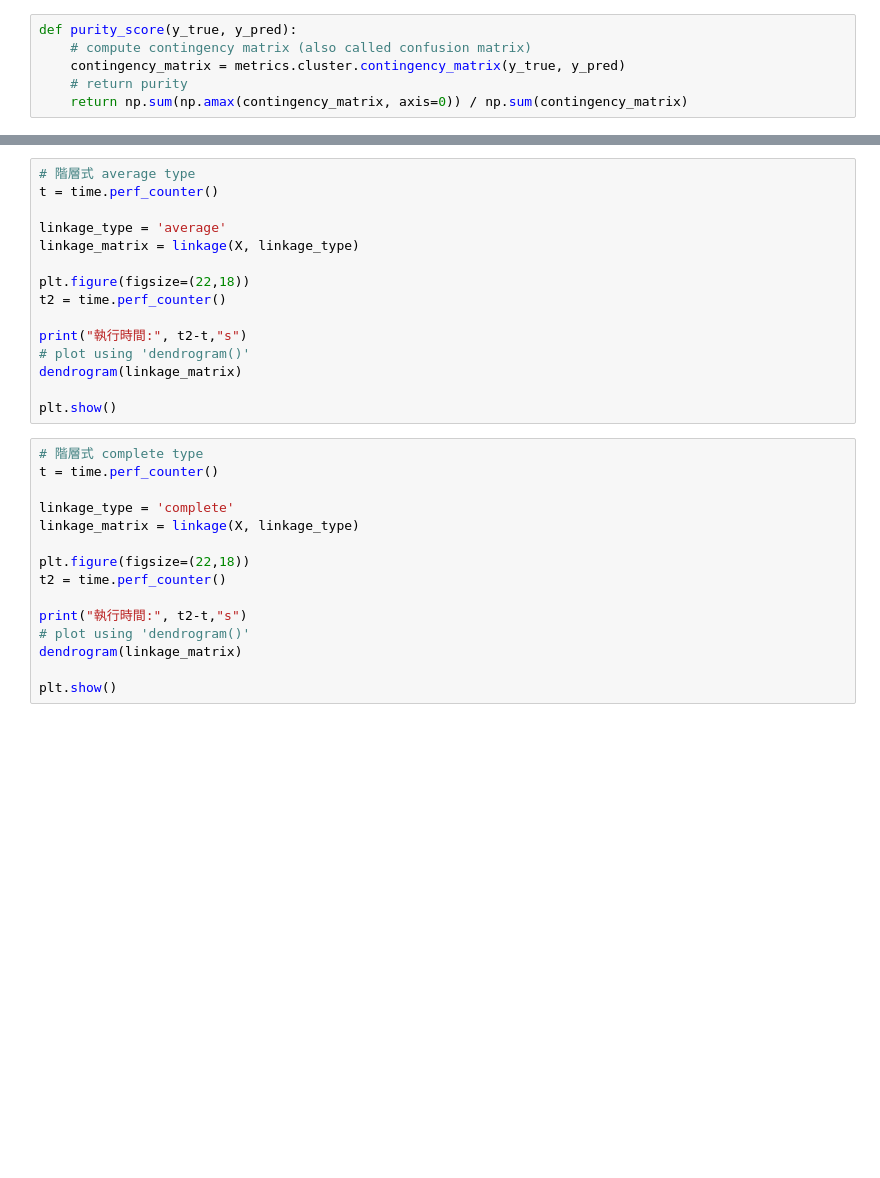
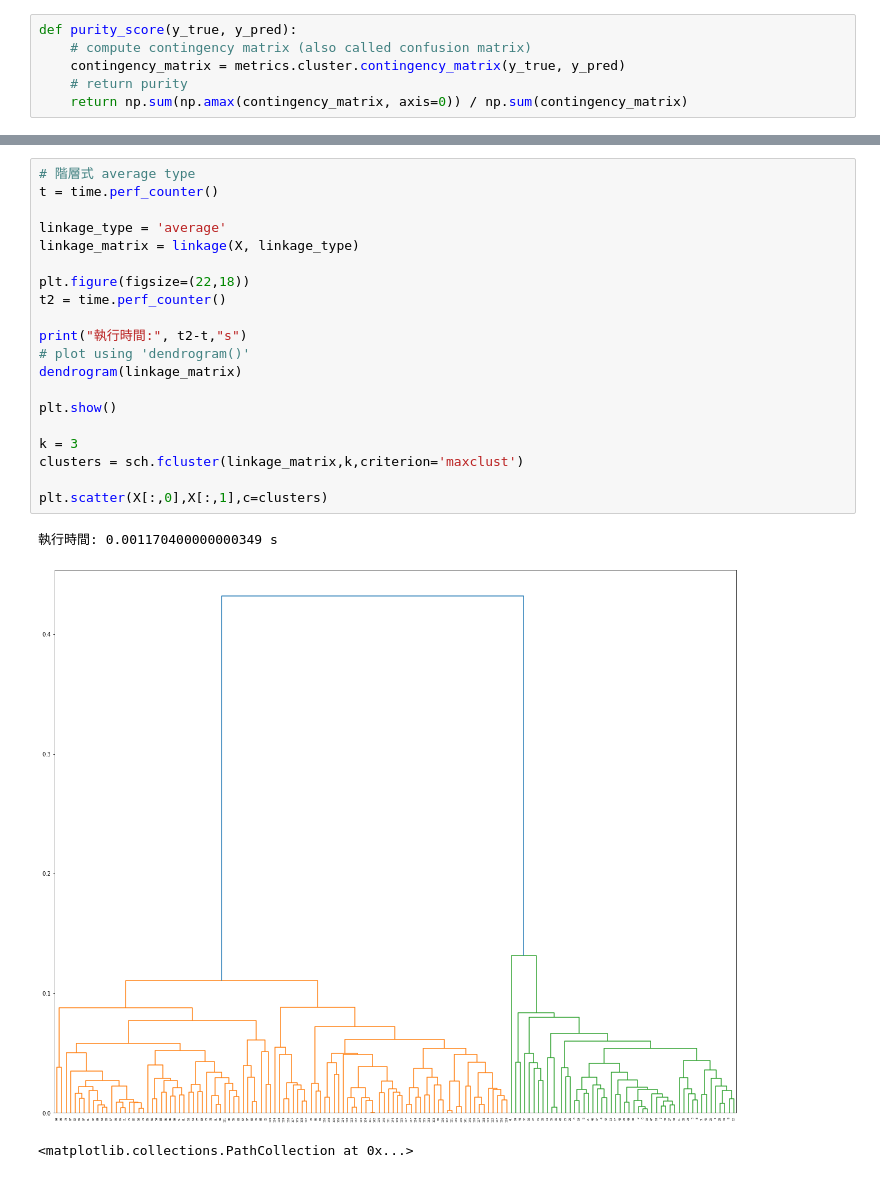
Before and after one commit to RogerLog1115/hw3M11123062, a Jupyter notebook: iris.ipynb, the cells around one changed output, grey strips where cells are left out. Saved outputs shown, nothing was run; the diff lists cells and outputs as text; blank space fills up the shorter version.

```diff
--- a/iris.ipynb
+++ b/iris.ipynb
@@ -64,30 +65,24 @@ TypeError: scatter() missing 1 required positional argument: 'y'
-# %%
-# 階層式 average type
-t = time.perf_counter()
-
-linkage_type = 'average'
-linkage_matrix = linkage(X, linkage_type)
-
-plt.figure(figsize=(22,18))
-t2 = time.perf_counter()
-
-print("執行時間:", t2-t,"s")
-# plot using 'dendrogram()'
-dendrogram(linkage_matrix)
-
-plt.show()
-# %%
-# 階層式 complete type
-t = time.perf_counter()
-
-linkage_type = 'complete'
-linkage_matrix = linkage(X, linkage_type)
-
-plt.figure(figsize=(22,18))
-t2 = time.perf_counter()
-
-print("執行時間:", t2-t,"s")
-# plot using 'dendrogram()'
-dendrogram(linkage_matrix)
-
-plt.show()
+# %%
+# 階層式 average type
+t = time.perf_counter()
+
+linkage_type = 'average'
+linkage_matrix = linkage(X, linkage_type)
+
+plt.figure(figsize=(22,18))
+t2 = time.perf_counter()
+
+print("執行時間:", t2-t,"s")
+# plot using 'dendrogram()'
+dendrogram(linkage_matrix)
+
+plt.show()
+
+k = 3
+clusters = sch.fcluster(linkage_matrix,k,criterion='maxclust')
+
+plt.scatter(X[:,0],X[:,1],c=clusters)
+# %% [output]
+執行時間: 0.001170400000000349 s
+[figure, added]
+<matplotlib.collections.PathCollection at 0x...>
```
Also changed, not shown: parts of 5 cells of this notebook.
